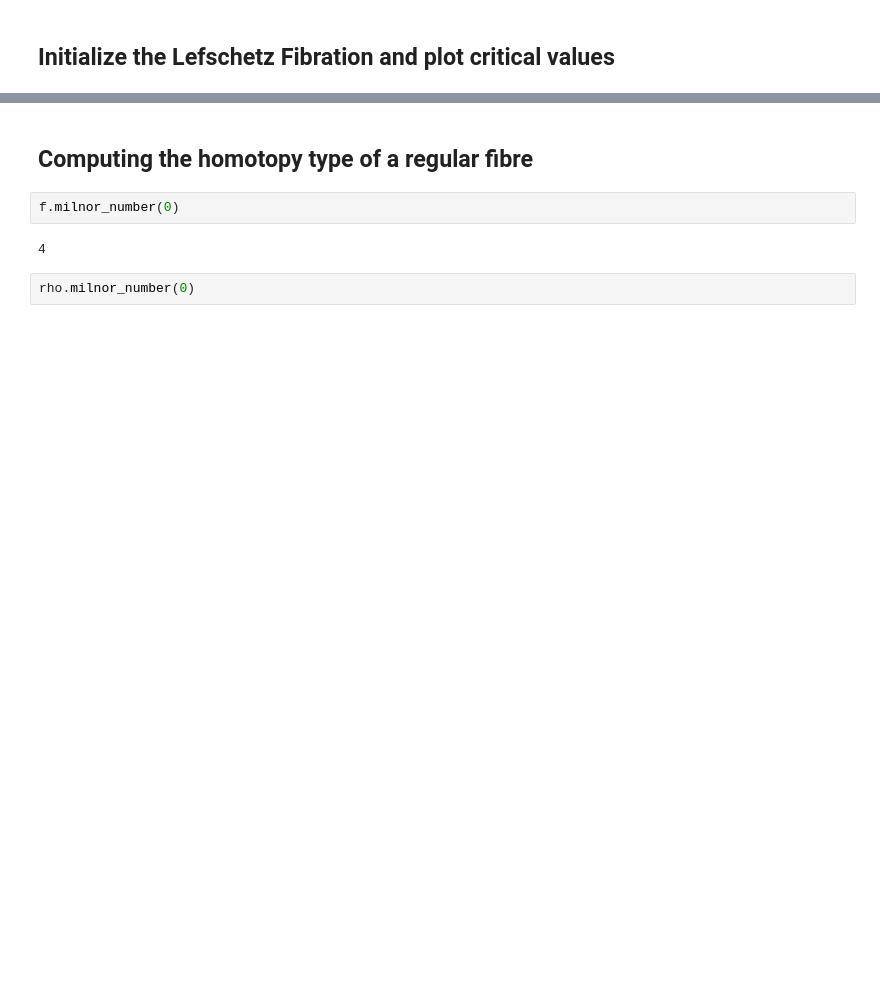
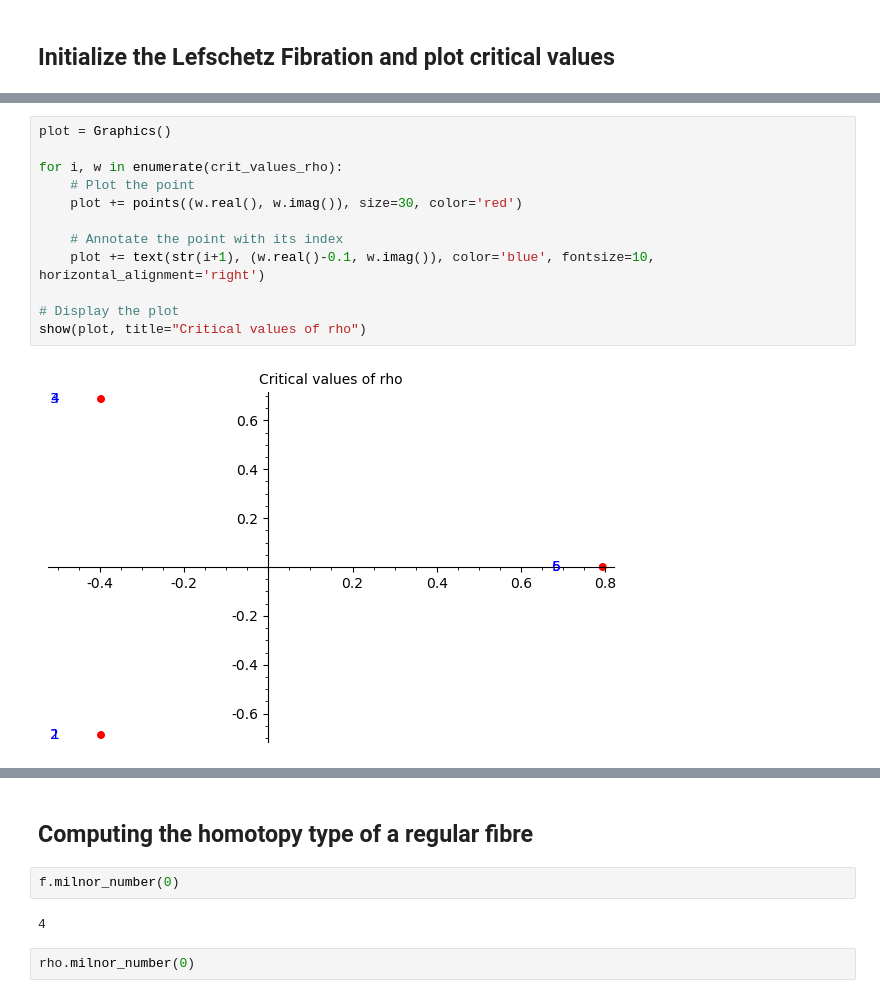
Before and after one commit to ViveLeFrance/Painlev-, a Jupyter notebook: painleve.ipynb, the cells around one changed output, grey strips where cells are left out. Cells and saved outputs as stored; diff of their text form; blank space fills up the shorter version.

```diff
--- a/painleve.ipynb
+++ b/painleve.ipynb
@@ -160 +177,15 @@ print(f'points: {len(crit_points_rho)}, values: {len(crit_values_rho)}')
 points: 6, values: 6
+# %%
+plot = Graphics()
+
+for i, w in enumerate(crit_values_rho):
+    # Plot the point
+    plot += points((w.real(), w.imag()), size=30, color='red')
+
+    # Annotate the point with its index
+    plot += text(str(i+1), (w.real()-0.1, w.imag()), color='blue', fontsize=10, horizontal_alignment='right')
+
+# Display the plot
+show(plot, title="Critical values of rho")
+# %% [output]
+[figure, added]
```
Also changed, not shown: parts of 31 cells of this notebook, 1 other file.
